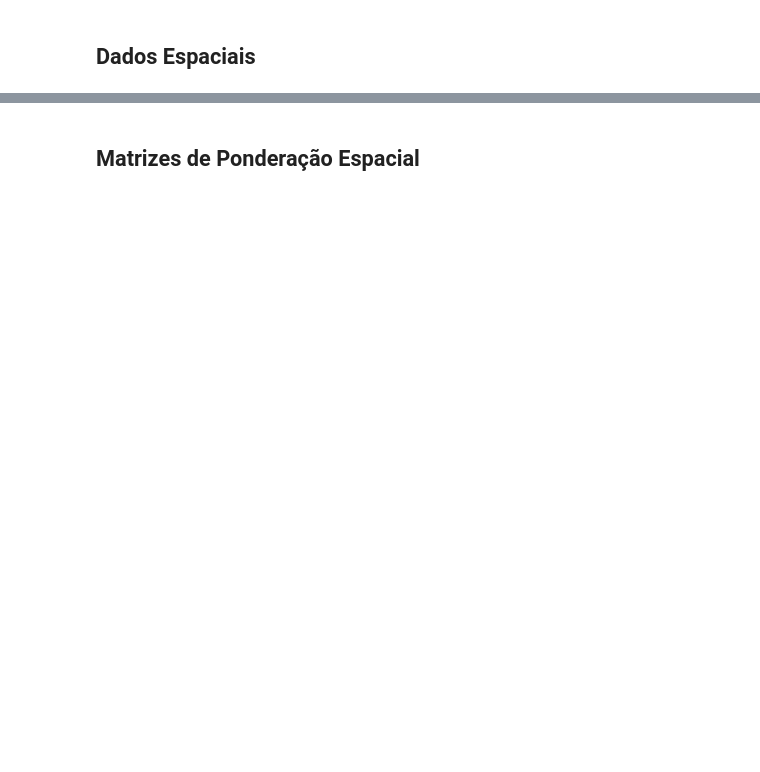
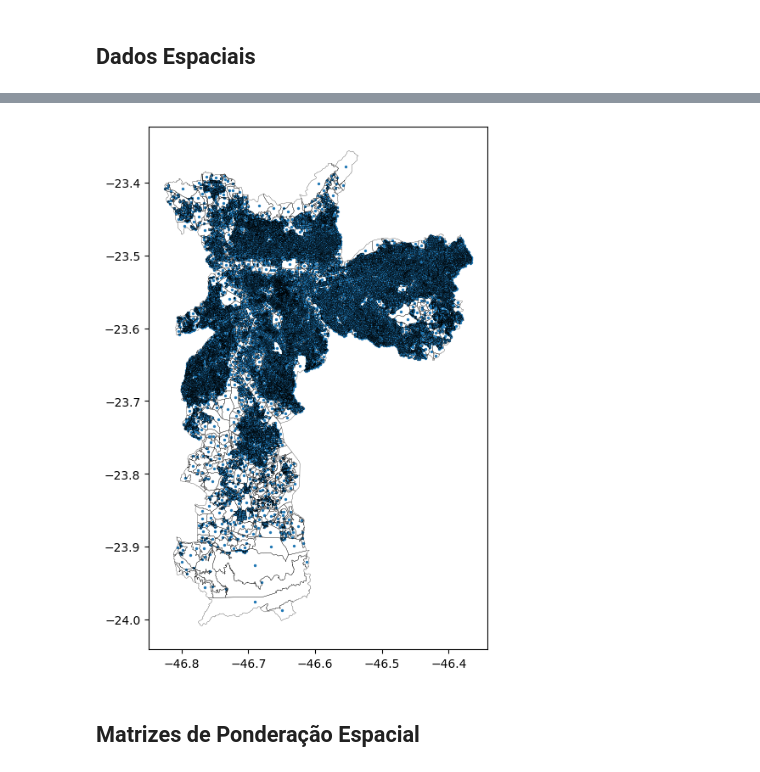
Before and after one commit to gesielrios/aede-ercemapi-2022, a Jupyter notebook: aede-ercemapi-2022.ipynb, the cells around one changed output, grey strips where cells are left out. Saved outputs shown, nothing was run; the diff lists cells and outputs as text; code cells hidden in the pictures; blank space fills up the shorter version.

```diff
--- a/aede-ercemapi-2022.ipynb
+++ b/aede-ercemapi-2022.ipynb
@@ -77,2 +177,18 @@ warnings.filterwarnings('ignore')
+# %%
+setores_censitarios_sp_capital['centroid'] = setores_censitarios_sp_capital.geometry.centroid
+
+# Plot centroids
+ax = setores_censitarios_sp_capital.set_geometry(
+    'centroid'
+).plot(markersize=2,figsize=(16,8))
+
+setores_censitarios_sp_capital.plot(
+    ax=ax,
+    facecolor='none',
+    edgecolor='k',
+    linewidth=.2,
+);
+# %% [output]
+[figure, added]
 # %% [markdown]
 ## Matrizes de Ponderação Espacial
```
Also changed, not shown: parts of 50 cells of this notebook.
